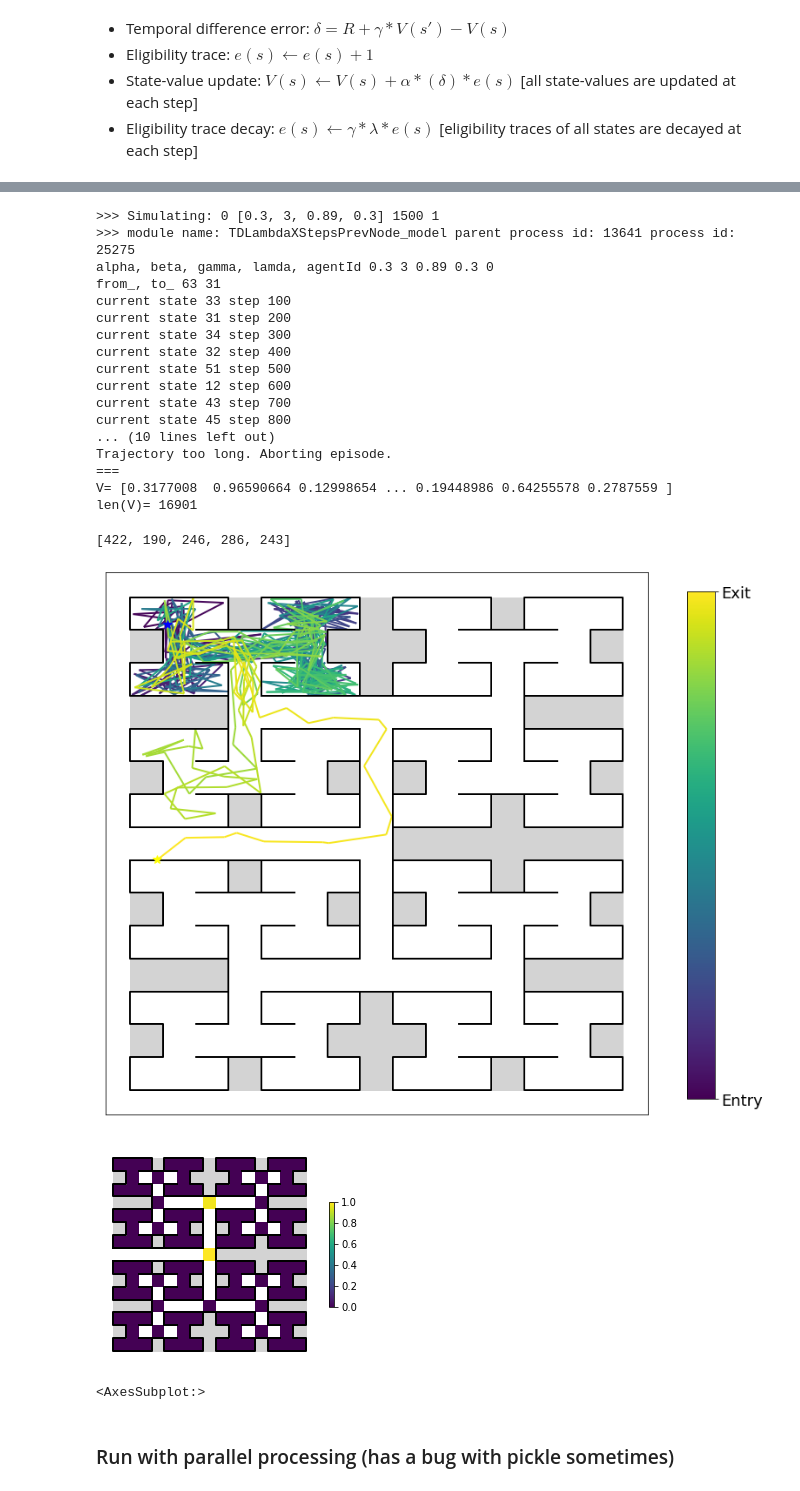
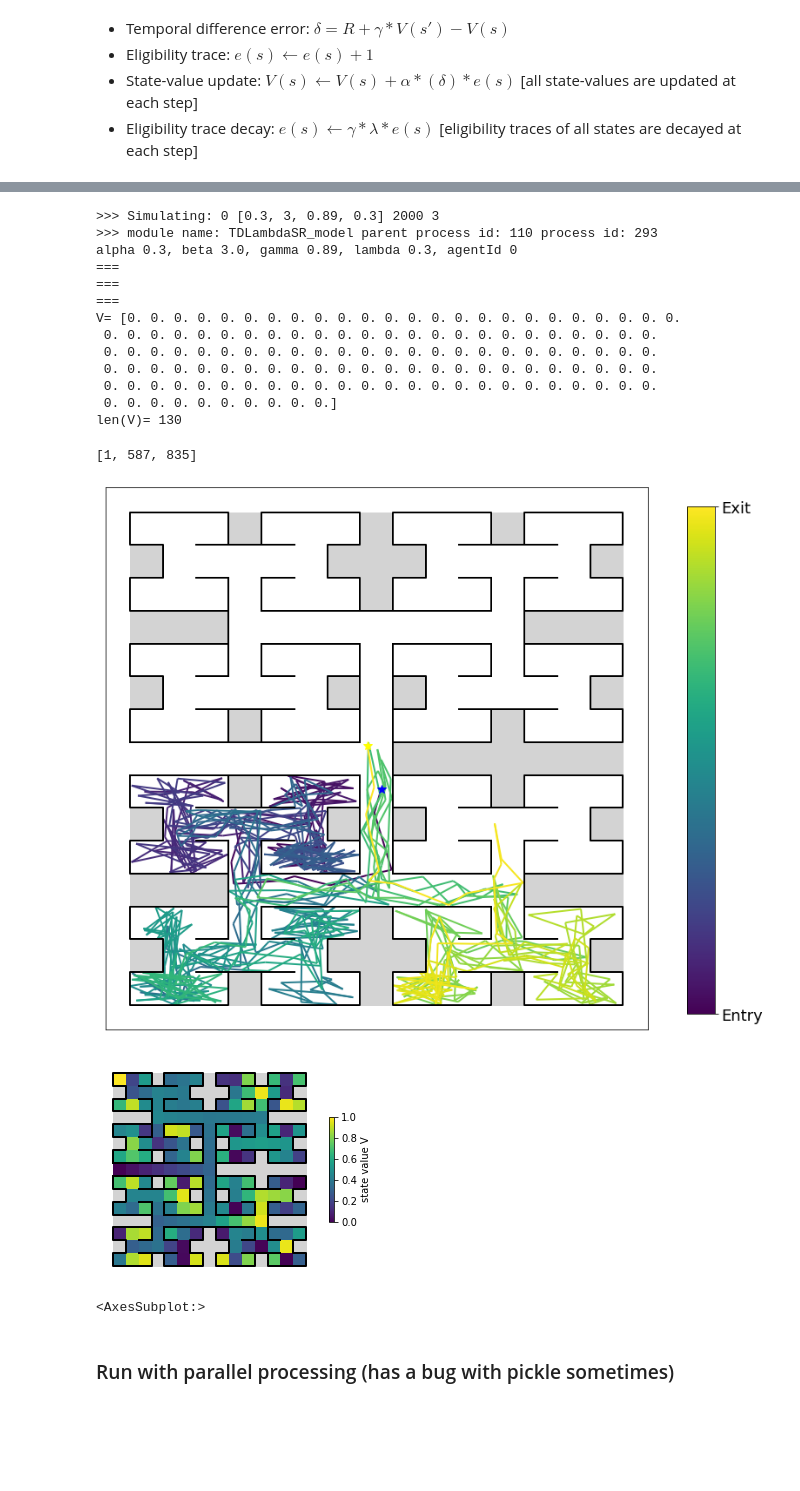
Before and after one commit to umeshksingla/MouseMazeHierRL, a Jupyter notebook: RL_model_and_analysis.ipynb, the cells around one changed output, grey strips where cells are left out. Saved outputs shown, nothing was run; the diff lists cells and outputs as text; code cells hidden in the pictures; blank space fills up the shorter version.

```diff
--- a/RL_model_and_analysis.ipynb
+++ b/RL_model_and_analysis.ipynb
@@ -319,26 +331,22 @@ from TDLambdaXStepsPrevNode_model import TDLambdaXStepsPrevNodeRewardReceived
 # %%
-agnt = TDLambdaXStepsPrevNodeRewardReceived()
-success, stats = agnt.simulate(0, [0.3, 3, 0.89, 0.3], MAX_LENGTH=1500)
+agnt = TDLambdaSR()
+success, stats = agnt.simulate(0, [0.3, 3, 0.89, 0.3], max_length=2000, n_episodes_to_generate=3)
 # %% [output]
->>> Simulating: 0 [0.3, 3, 0.89, 0.3] 1500 1
->>> module name: TDLambdaXStepsPrevNode_model parent process id: 13641 process id: 25275
-alpha, beta, gamma, lamda, agentId 0.3 3 0.89 0.3 0
-from_, to_ 63 31
-current state 33 step 100
-current state 31 step 200
-current state 34 step 300
-current state 32 step 400
-current state 51 step 500
-current state 12 step 600
-current state 43 step 700
-current state 45 step 800
-... (10 lines left out)
-Trajectory too long. Aborting episode.
+>>> Simulating: 0 [0.3, 3, 0.89, 0.3] 2000 3
+>>> module name: TDLambdaSR_model parent process id: 110 process id: 293
+alpha 0.3, beta 3.0, gamma 0.89, lambda 0.3, agentId 0
 ===
-V= [0.3177008  0.96590664 0.12998654 ... 0.19448986 0.64255578 0.2787559 ]
-len(V)= 16901
+===
+===
+V= [0. 0. 0. 0. 0. 0. 0. 0. 0. 0. 0. 0. 0. 0. 0. 0. 0. 0. 0. 0. 0. 0. 0. 0.
+ 0. 0. 0. 0. 0. 0. 0. 0. 0. 0. 0. 0. 0. 0. 0. 0. 0. 0. 0. 0. 0. 0. 0. 0.
+ 0. 0. 0. 0. 0. 0. 0. 0. 0. 0. 0. 0. 0. 0. 0. 0. 0. 0. 0. 0. 0. 0. 0. 0.
+ 0. 0. 0. 0. 0. 0. 0. 0. 0. 0. 0. 0. 0. 0. 0. 0. 0. 0. 0. 0. 0. 0. 0. 0.
+ 0. 0. 0. 0. 0. 0. 0. 0. 0. 0. 0. 0. 0. 0. 0. 0. 0. 0. 0. 0. 0. 0. 0. 0.
+ 0. 0. 0. 0. 0. 0. 0. 0. 0. 0.]
+len(V)= 130
 # %%
-[len(stats["episodes"][i]) for i in range(5)]  # length of episodes
+[len(stats["episodes"][i]) for i in range(len(stats["episodes"]))]  # length of episodes
 # %% [output]
-[422, 190, 246, 286, 243]
+[1, 587, 835]
 # %%
@@ -346,12 +354,12 @@ stats["episodes"][3]
 # %%
-plot_trajectory([stats["episodes"][0]], 'all')
+plot_trajectory([stats["episodes"][1]], 'all')
 # %% [output]
-[figure, old version]
+[figure, new version]
 # %%
 from plot_utils import plot_maze_stats
-plot_maze_stats(stats["V"], 'states', colormap_name=None)
+plot_maze_stats(stats["V"], 'state_values', colormap_name=None, colorbar_label="state value V")
 # %% [output]
-[figure, old version]
+[figure, new version]
 <AxesSubplot:>
 # %% [markdown]
 ### Run with parallel processing (has a bug with pickle sometimes)
```
Also changed, not shown: parts of 6 cells of this notebook, 1 other file.
